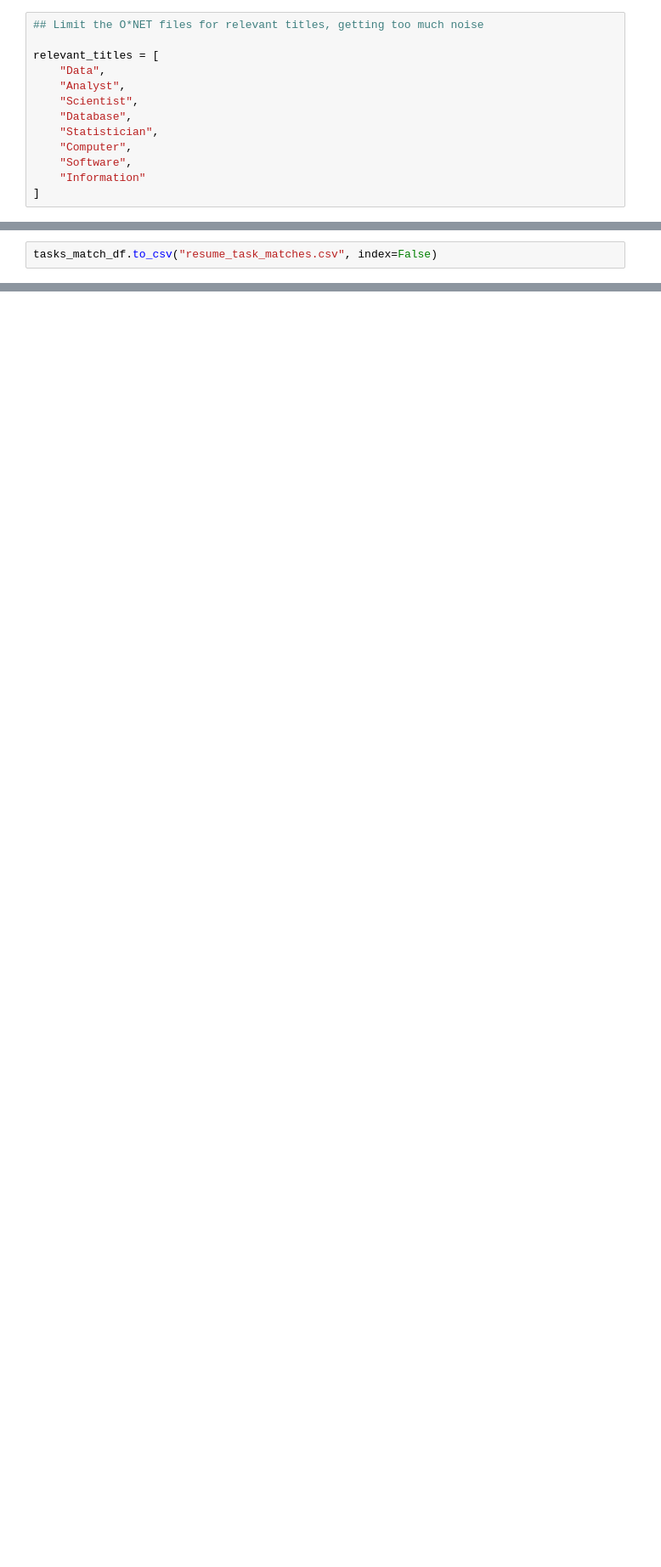
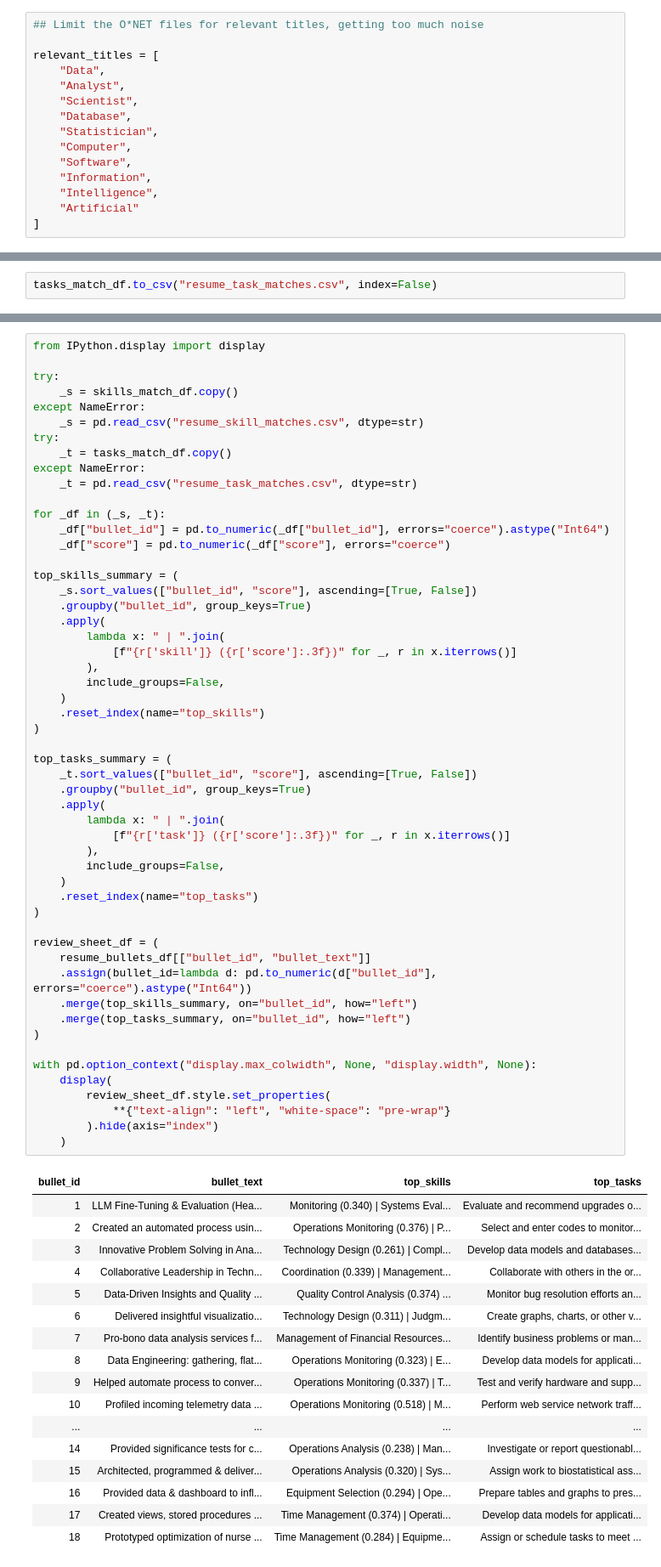
Before and after one commit to deloresmincarelli/Portfolio, a Jupyter notebook: peopleLikeMe/career_exploration.ipynb, the cells around one changed output, grey strips where cells are left out. Shown at 85% size. Drawn from its saved outputs; the diff is of its cells as text; blank space fills up the shorter version.

```diff
--- a/peopleLikeMe/career_exploration.ipynb
+++ b/peopleLikeMe/career_exploration.ipynb
@@ -751,5 +828,7 @@ relevant_titles = [
     "Statistician",
     "Computer",
     "Software",
-    "Information"
+    "Information",
+    "Intelligence",
+    "Artificial"
 ]
@@ -1080,0 +1264,71 @@ LLM Fine-Tuning & Evaluation (Healthcare Analytics): Fine Tuned a LLM on laborat
+# %%
+from IPython.display import display
+
+try:
+    _s = skills_match_df.copy()
+except NameError:
+    _s = pd.read_csv("resume_skill_matches.csv", dtype=str)
+try:
+    _t = tasks_match_df.copy()
+except NameError:
+    _t = pd.read_csv("resume_task_matches.csv", dtype=str)
+
+for _df in (_s, _t):
+    _df["bullet_id"] = pd.to_numeric(_df["bullet_id"], errors="coerce").astype("Int64")
+    _df["score"] = pd.to_numeric(_df["score"], errors="coerce")
+
+top_skills_summary = (
+    _s.sort_values(["bullet_id", "score"], ascending=[True, False])
+    .groupby("bullet_id", group_keys=True)
+    .apply(
+        lambda x: " | ".join(
+            [f"{r['skill']} ({r['score']:.3f})" for _, r in x.iterrows()]
+        ),
+        include_groups=False,
+    )
+    .reset_index(name="top_skills")
+)
+
+top_tasks_summary = (
+    _t.sort_values(["bullet_id", "score"], ascending=[True, False])
+    .groupby("bullet_id", group_keys=True)
+    .apply(
+        lambda x: " | ".join(
+            [f"{r['task']} ({r['score']:.3f})" for _, r in x.iterrows()]
+        ),
+        include_groups=False,
+    )
+    .reset_index(name="top_tasks")
+)
+
+review_sheet_df = (
+    resume_bullets_df[["bullet_id", "bullet_text"]]
+    .assign(bullet_id=lambda d: pd.to_numeric(d["bullet_id"], errors="coerce").astype("Int64"))
+    .merge(top_skills_summary, on="bullet_id", how="left")
+    .merge(top_tasks_summary, on="bullet_id", how="left")
+)
+
+with pd.option_context("display.max_colwidth", None, "display.width", None):
+    display(
+        review_sheet_df.style.set_properties(
+            **{"text-align": "left", "white-space": "pre-wrap"}
+        ).hide(axis="index")
+    )
+# %% [output]
+| bullet_id | bullet_text | top_skills | top_tasks |
+| 1 | LLM Fine-Tuning & Evaluation (Hea... | Monitoring (0.340) | Systems Eval... | Evaluate and recommend upgrades o... |
+| 2 | Created an automated process usin... | Operations Monitoring (0.376) | P... | Select and enter codes to monitor... |
+| 3 | Innovative Problem Solving in Ana... | Technology Design (0.261) | Compl... | Develop data models and databases... |
+| 4 | Collaborative Leadership in Techn... | Coordination (0.339) | Management... | Collaborate with others in the or... |
+| 5 | Data-Driven Insights and Quality ... | Quality Control Analysis (0.374) ... | Monitor bug resolution efforts an... |
+| 6 | Delivered insightful visualizatio... | Technology Design (0.311) | Judgm... | Create graphs, charts, or other v... |
+| 7 | Pro-bono data analysis services f... | Management of Financial Resources... | Identify business problems or man... |
+| 8 | Data Engineering: gathering, flat... | Operations Monitoring (0.323) | E... | Develop data models for applicati... |
+| 9 | Helped automate process to conver... | Operations Monitoring (0.337) | T... | Test and verify hardware and supp... |
+| 10 | Profiled incoming telemetry data ... | Operations Monitoring (0.518) | M... | Perform web service network traff... |
+| ... | ... | ... | ... |
+| 14 | Provided significance tests for c... | Operations Analysis (0.238) | Man... | Investigate or report questionabl... |
+| 15 | Architected, programmed & deliver... | Operations Analysis (0.320) | Sys... | Assign work to biostatistical ass... |
+| 16 | Provided data & dashboard to infl... | Equipment Selection (0.294) | Ope... | Prepare tables and graphs to pres... |
+| 17 | Created views, stored procedures ... | Time Management (0.374) | Operati... | Develop data models for applicati... |
+| 18 | Prototyped optimization of nurse ... | Time Management (0.284) | Equipme... | Assign or schedule tasks to meet ... |
```
Also changed, not shown: parts of 17 cells of this notebook.
